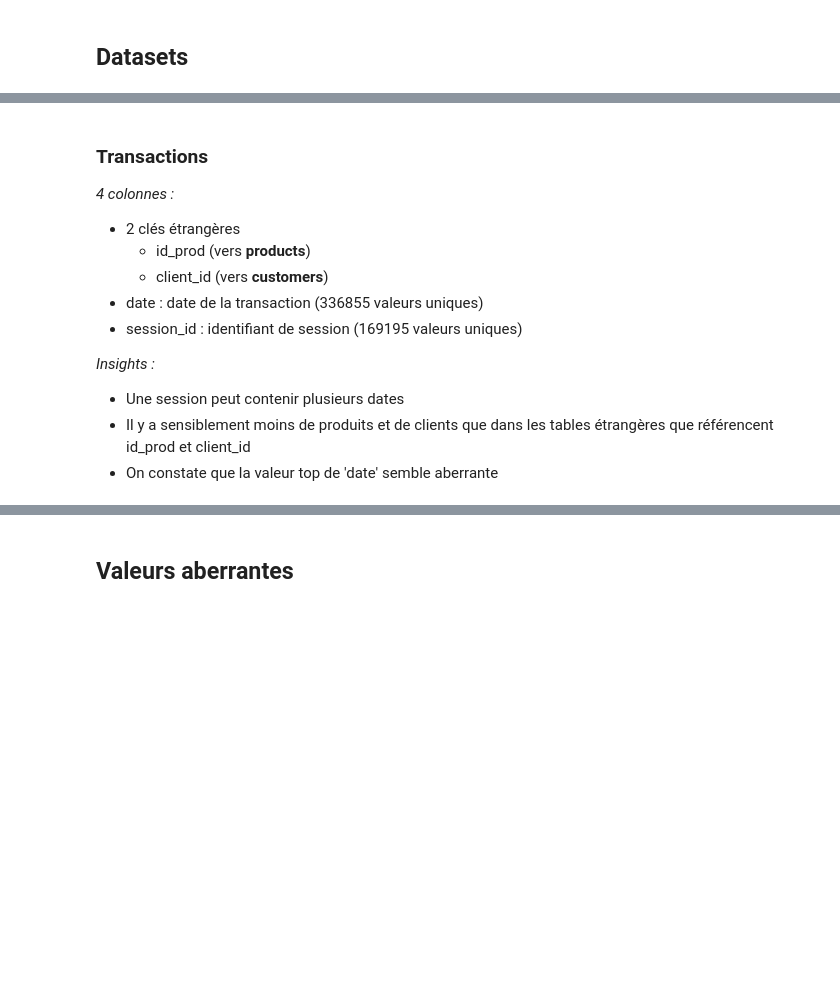
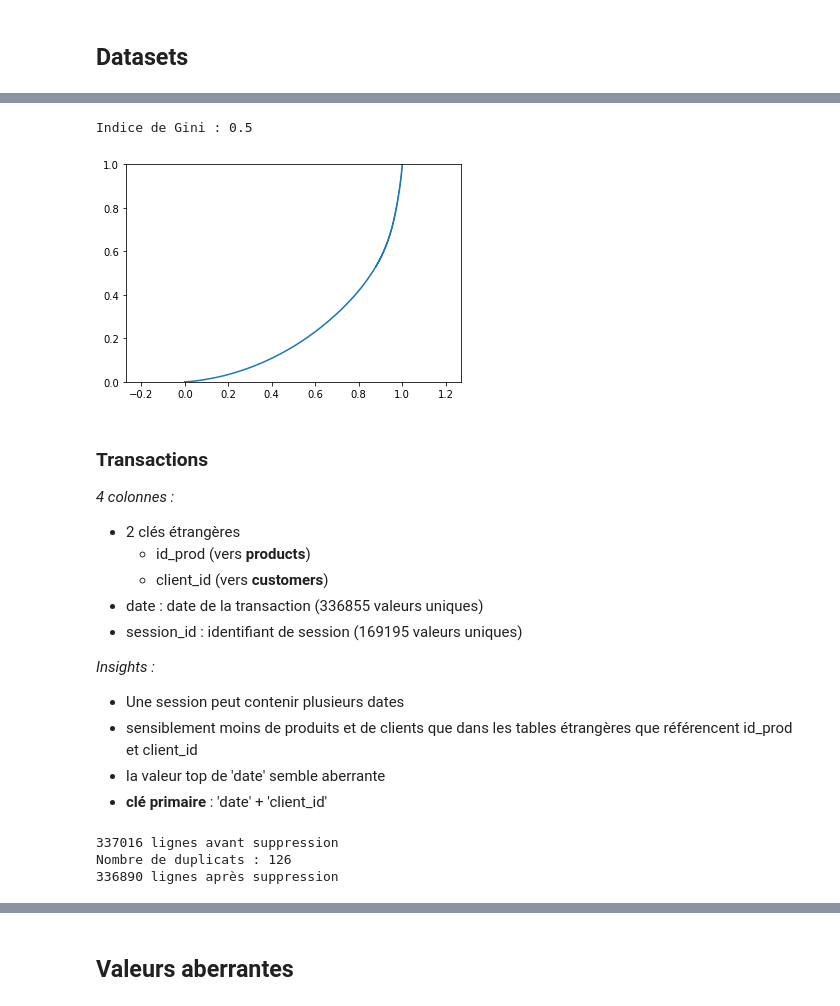
Before and after one commit to gllmfrnr/oc-da, a Jupyter notebook: p4/p4.ipynb, the cells around one changed output, grey strips where cells are left out. Cells and saved outputs as stored; diff of their text form; code cells hidden in the pictures; blank space fills up the shorter version.

```diff
--- a/p4/p4.ipynb
+++ b/p4/p4.ipynb
@@ -66,3 +146,37 @@ def dataframekeys(df):
+# %%
+# Courbe de Lorenz et indice de Gini
+def lorenz(observations):
+
+  # Nombre d'observations
+  n = len(observations)
+
+  # LORENZ ↓↓
+
+  #   ↓ Définir ordonnées
+  #   Trier les individus par ordre croissant : np.sort()
+  #   Calculer la somme cumulée : np.cumsum()
+  #   Normaliser en divisant par la somme totale des observations : / .sum()
+  lorenz = np.cumsum(np.sort(observations)) / observations.sum()
+  #   La courbe de Lorenz débute à 0 (ajouter valeur 0 avant liste précédente)
+  lorenz = np.append([0], lorenz)
+
+  #   ↓ Définir ordonnées, de 0 à 1 à intervalles réguliers
+  xaxis = np.linspace(0-1 / n, 1+1 / n, n+1)
+
+  # GINI
+  #     Surface sous la courbe de Lorenz
+  AUC = (lorenz.sum() - lorenz[-1]/2 -lorenz[0]/2) / n
+  #     Surface entre la 1ère bissectrice et la courbe de Lorenz
+  S = 0.5 - AUC
+  gini = 2*S
+
+  print('Indice de Gini :', round(gini, 1))
+
+  # Afficher la courbe
+  plt.axes().axis('equal')
+  plt.plot(xaxis, lorenz, drawstyle='steps-post')
+  plt.ylim([0,1])
+  plt.show()
 # %% [markdown]
 # Exploration
 # %% [markdown]
@@ -140,3 +354,9 @@ Data columns (total 3 columns):
+# %%
+# Courbe de Lorenz sur les prix
+lorenz(products['price'].values)
+# %% [output]
+Indice de Gini : 0.5
+[figure, added]
 # %% [markdown]
 ### Transactions
 *4 colonnes :*
@@ -148,8 +368,16 @@ Data columns (total 3 columns):
 
 *Insights :*
 - Une session peut contenir plusieurs dates
-- Il y a sensiblement moins de produits et de clients que dans les tables étrangères que référencent id_prod et client_id
-- On constate que la valeur top de 'date' semble aberrante
+- sensiblement moins de produits et de clients que dans les tables étrangères que référencent id_prod et client_id
+- la valeur top de 'date' semble aberrante
+- **clé primaire** : 'date' + 'client_id'
+# %%
+# Recherche et suppression des duplicats
+find_del_duplicates(transactions)
+# %% [output]
+337016 lignes avant suppression
+Nombre de duplicats : 126
+336890 lignes après suppression
 # %%
 exploration(transactions)
 # %% [output]
```
Also changed, not shown: parts of 60 cells of this notebook.
